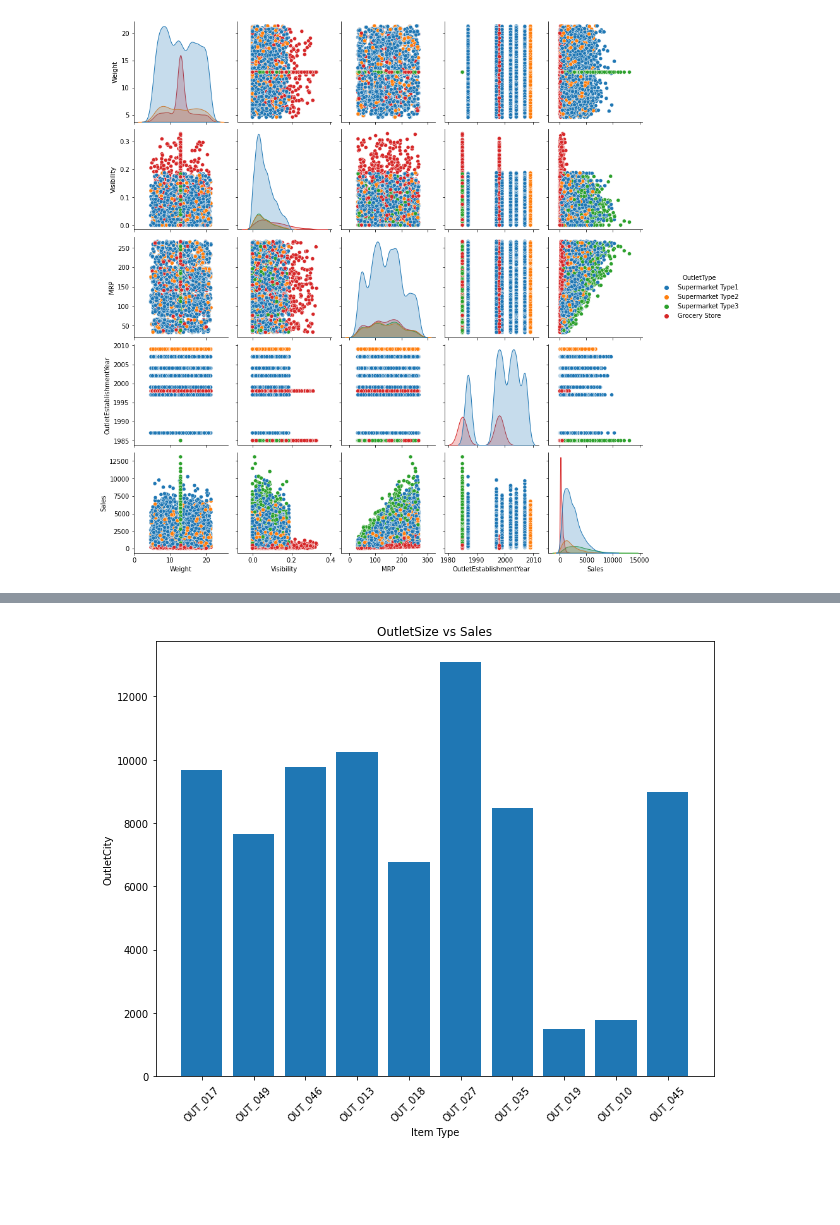
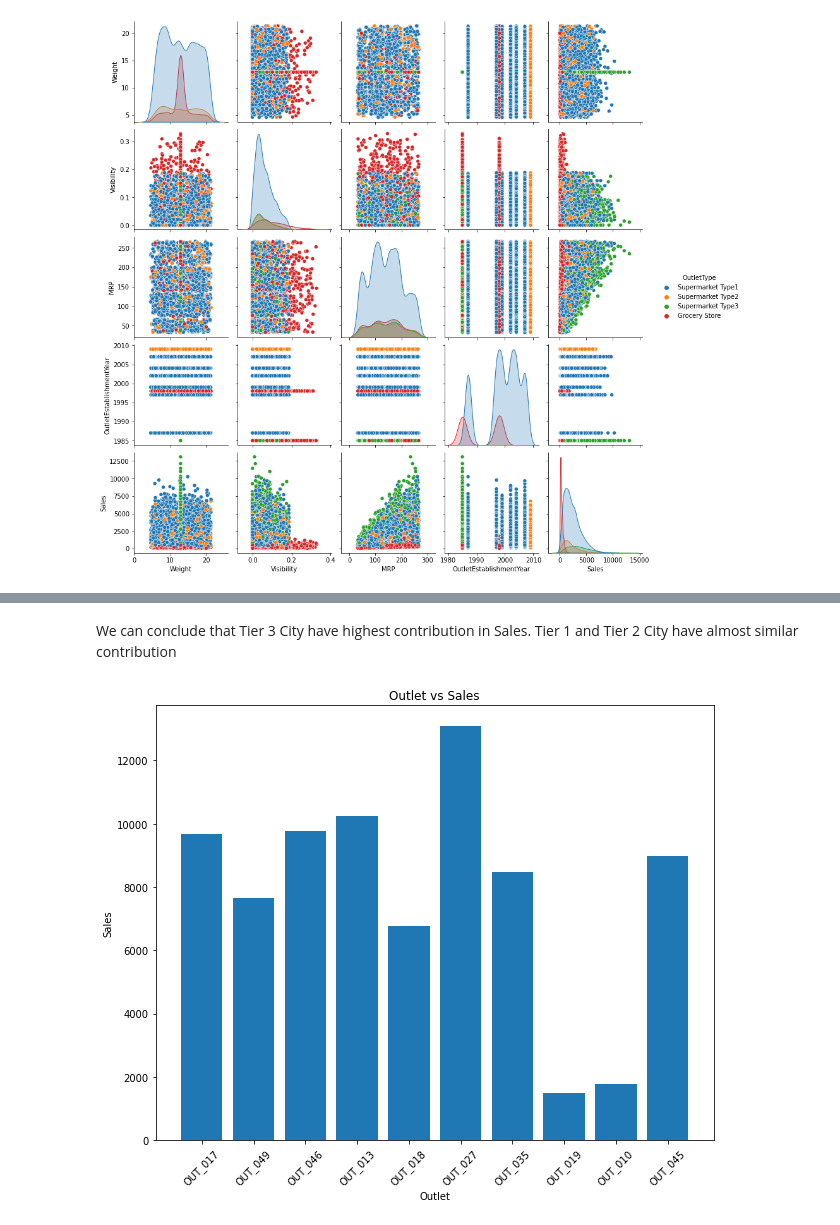
Before and after one commit to ashutoshg18/MegaStore, a Jupyter notebook: Pinnacle BootCamp Prob1.ipynb, the cells around one changed output, grey strips where cells are left out. Cells and saved outputs as stored; diff of their text form; code cells hidden in the pictures; blank space fills up the shorter version.

```diff
--- a/Pinnacle BootCamp Prob1.ipynb
+++ b/Pinnacle BootCamp Prob1.ipynb
@@ -286,10 +290,12 @@ plt.show()
+# %% [markdown]
+We can conclude that Tier 3 City have highest contribution in Sales. Tier 1 and Tier 2 City have almost similar contribution
 # %%
 plt.figure(figsize=(10,8))
-plt.bar('Outlet','Sales', data=raw_data)
-plt.title('OutletSize vs Sales')
-plt.xlabel('Item Type')
-plt.ylabel('OutletCity')
+plt.bar('Outlet','Sales', data=raw_data,)
+plt.title('Outlet vs Sales')
+plt.xlabel('Outlet')
+plt.ylabel('Sales')
 plt.xticks(rotation=45)
 plt.show()
 # %% [output]
-[figure, old version]
+[figure, new version]
```
Also changed, not shown: parts of 9 cells of this notebook.
